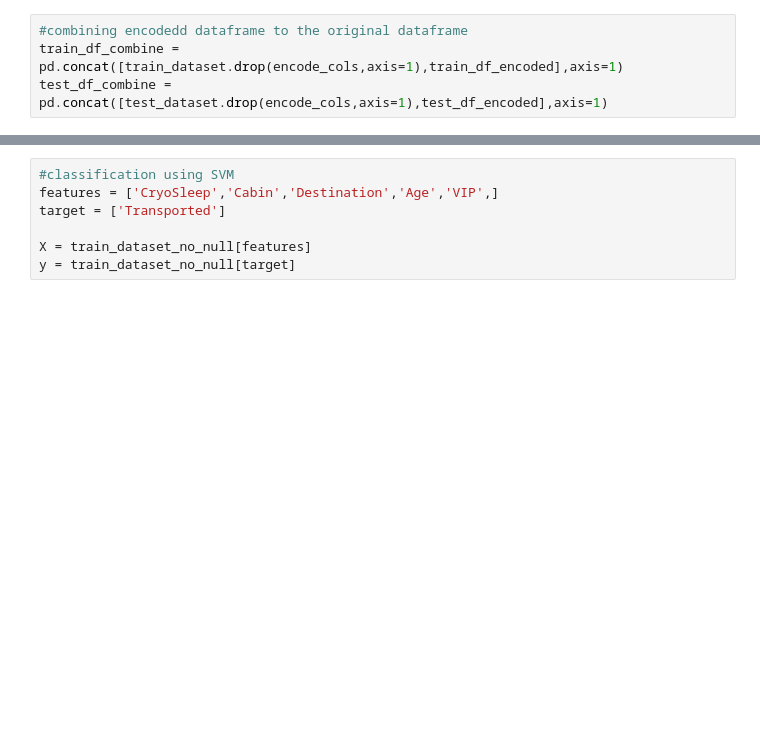
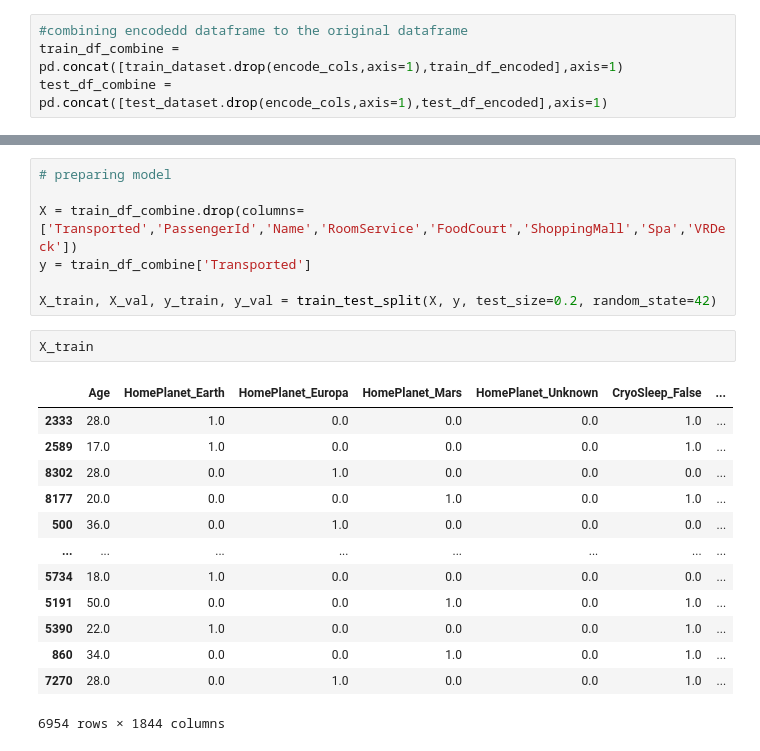
Before and after one commit to JuliusViktor/Space_Titanic_Kaggle_Comp, a Jupyter notebook: Script/Space_Titanice_Classification.ipynb, the cells around one changed output, grey strips where cells are left out. Cells and saved outputs as stored; diff of their text form; blank space fills up the shorter version.

```diff
--- a/Script/Space_Titanice_Classification.ipynb
+++ b/Script/Space_Titanice_Classification.ipynb
@@ -228,7 +228,23 @@ train_df_combine
-# %%
-#classification using SVM
-features = ['CryoSleep','Cabin','Destination','Age','VIP',]
-target = ['Transported']
-
-X = train_dataset_no_null[features]
-y = train_dataset_no_null[target]
+# %%
+# preparing model
+
+X = train_df_combine.drop(columns=['Transported','PassengerId','Name','RoomService','FoodCourt','ShoppingMall','Spa','VRDeck'])
+y = train_df_combine['Transported']
+
+X_train, X_val, y_train, y_val = train_test_split(X, y, test_size=0.2, random_state=42)
+# %%
+X_train
+# %% [output]
+|  | Age | HomePlanet_Earth | HomePlanet_Europa | HomePlanet_Mars | HomePlanet_Unknown | CryoSleep_False | ... |
+| 2333 | 28.0 | 1.0 | 0.0 | 0.0 | 0.0 | 1.0 | ... |
+| 2589 | 17.0 | 1.0 | 0.0 | 0.0 | 0.0 | 1.0 | ... |
+| 8302 | 28.0 | 0.0 | 1.0 | 0.0 | 0.0 | 0.0 | ... |
+| 8177 | 20.0 | 0.0 | 0.0 | 1.0 | 0.0 | 1.0 | ... |
+| 500 | 36.0 | 0.0 | 1.0 | 0.0 | 0.0 | 0.0 | ... |
+| ... | ... | ... | ... | ... | ... | ... | ... |
+| 5734 | 18.0 | 1.0 | 0.0 | 0.0 | 0.0 | 0.0 | ... |
+| 5191 | 50.0 | 0.0 | 0.0 | 1.0 | 0.0 | 1.0 | ... |
+| 5390 | 22.0 | 1.0 | 0.0 | 0.0 | 0.0 | 1.0 | ... |
+| 860 | 34.0 | 0.0 | 0.0 | 1.0 | 0.0 | 1.0 | ... |
+| 7270 | 28.0 | 0.0 | 1.0 | 0.0 | 0.0 | 1.0 | ... |
+6954 rows × 1844 columns
```
Also changed, not shown: parts of 17 cells of this notebook, 1 other file.
